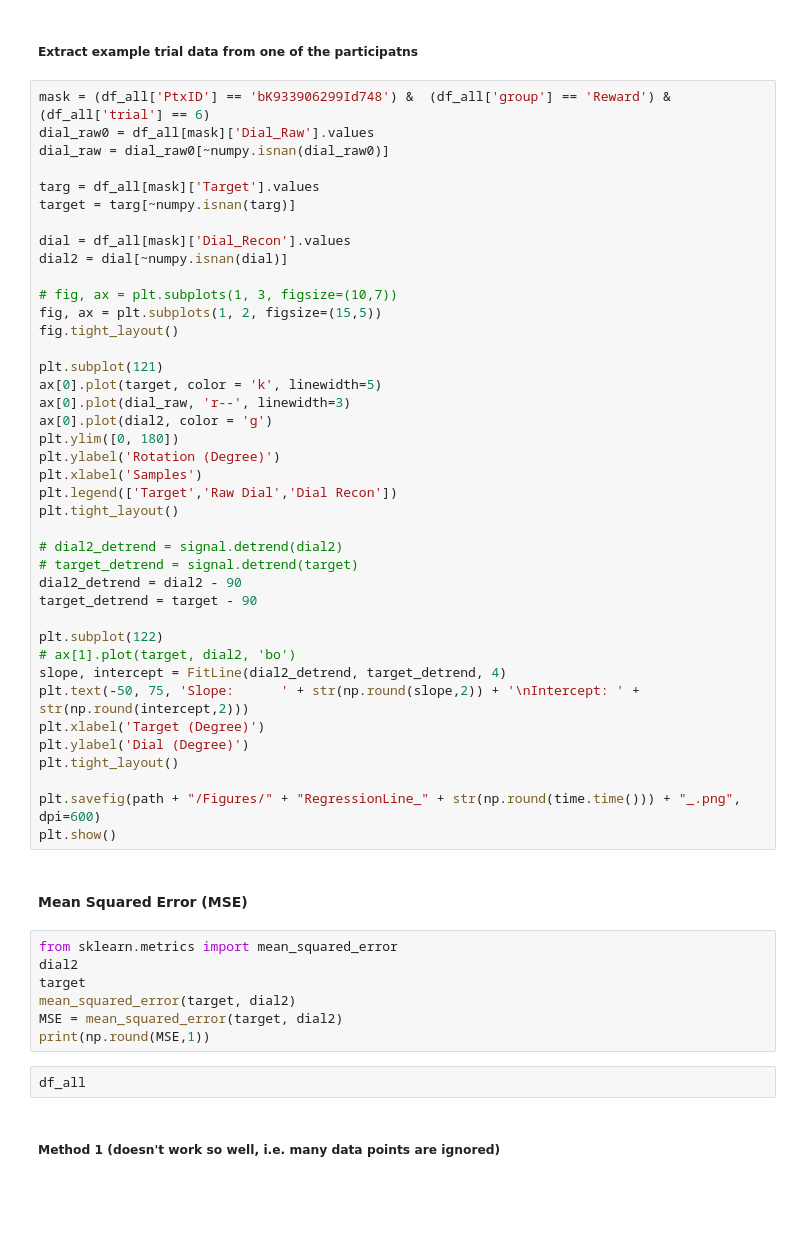
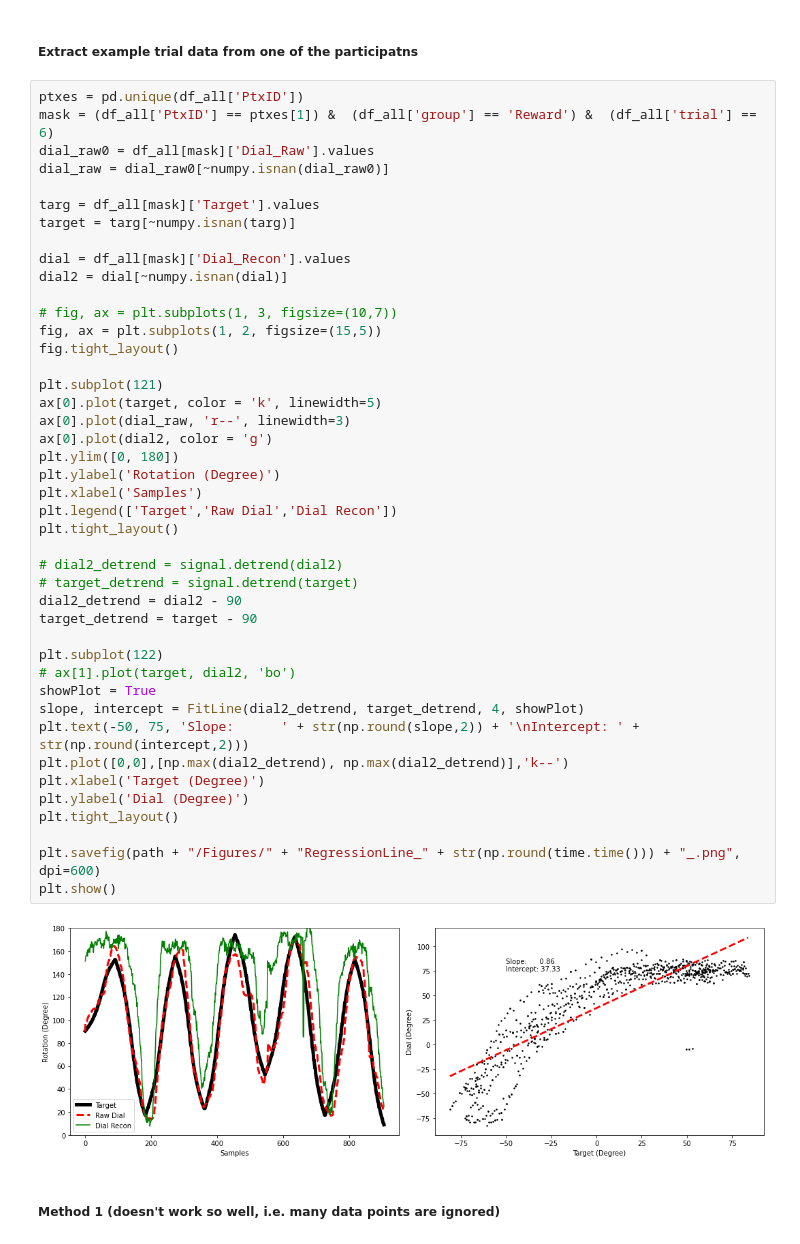
Before and after one commit to DiarKarim/SubEscape, a Jupyter notebook: SubEscape_Data_Analysis/SubEsc_Analysis.ipynb, the cells around one changed output. Cells and saved outputs as stored; diff of their text form; blank space fills up the shorter version.

```diff
--- a/SubEscape_Data_Analysis/SubEsc_Analysis.ipynb
+++ b/SubEscape_Data_Analysis/SubEsc_Analysis.ipynb
@@ -675,7 +655,8 @@ KeyError: 'Dial_Raw'
 # %% [markdown]
 ##### Extract example trial data from one of the participatns
 # %%
-mask = (df_all['PtxID'] == 'bK933906299Id748') &  (df_all['group'] == 'Reward') &  (df_all['trial'] == 6)
+ptxes = pd.unique(df_all['PtxID'])
+mask = (df_all['PtxID'] == ptxes[1]) &  (df_all['group'] == 'Reward') &  (df_all['trial'] == 6)
 dial_raw0 = df_all[mask]['Dial_Raw'].values
 dial_raw = dial_raw0[~numpy.isnan(dial_raw0)]
 
@@ -686,45 +667,38 @@ dial = df_all[mask]['Dial_Recon'].values
 dial2 = dial[~numpy.isnan(dial)]
 
 # fig, ax = plt.subplots(1, 3, figsize=(10,7))
 fig, ax = plt.subplots(1, 2, figsize=(15,5))
 fig.tight_layout()
 
 plt.subplot(121)
 ax[0].plot(target, color = 'k', linewidth=5)
 ax[0].plot(dial_raw, 'r--', linewidth=3)
 ax[0].plot(dial2, color = 'g')
 plt.ylim([0, 180])
 plt.ylabel('Rotation (Degree)')
 plt.xlabel('Samples')
 plt.legend(['Target','Raw Dial','Dial Recon'])
 plt.tight_layout()
 
 # dial2_detrend = signal.detrend(dial2)
 # target_detrend = signal.detrend(target)
 dial2_detrend = dial2 - 90
 target_detrend = target - 90
 
 plt.subplot(122)
 # ax[1].plot(target, dial2, 'bo')
-slope, intercept = FitLine(dial2_detrend, target_detrend, 4)
+showPlot = True
+slope, intercept = FitLine(dial2_detrend, target_detrend, 4, showPlot)
 plt.text(-50, 75, 'Slope:      ' + str(np.round(slope,2)) + '\nIntercept: ' + str(np.round(intercept,2)))
+plt.plot([0,0],[np.max(dial2_detrend), np.max(dial2_detrend)],'k--')
 plt.xlabel('Target (Degree)')
 plt.ylabel('Dial (Degree)')
 plt.tight_layout()
 
 plt.savefig(path + "/Figures/" + "RegressionLine_" + str(np.round(time.time())) + "_.png", dpi=600)
 plt.show()
+# %% [output]
+[figure, added]
-# %% [markdown]
-#### Mean Squared Error (MSE)
-# %%
-from sklearn.metrics import mean_squared_error
-dial2
-target
-mean_squared_error(target, dial2)
-MSE = mean_squared_error(target, dial2)
-print(np.round(MSE,1))
-# %%
-df_all
 # %% [markdown]
 ##### Method 1 (doesn't work so well, i.e. many data points are ignored)
 # %%
```
Also changed, not shown: parts of 16 cells of this notebook, 30 other files.
